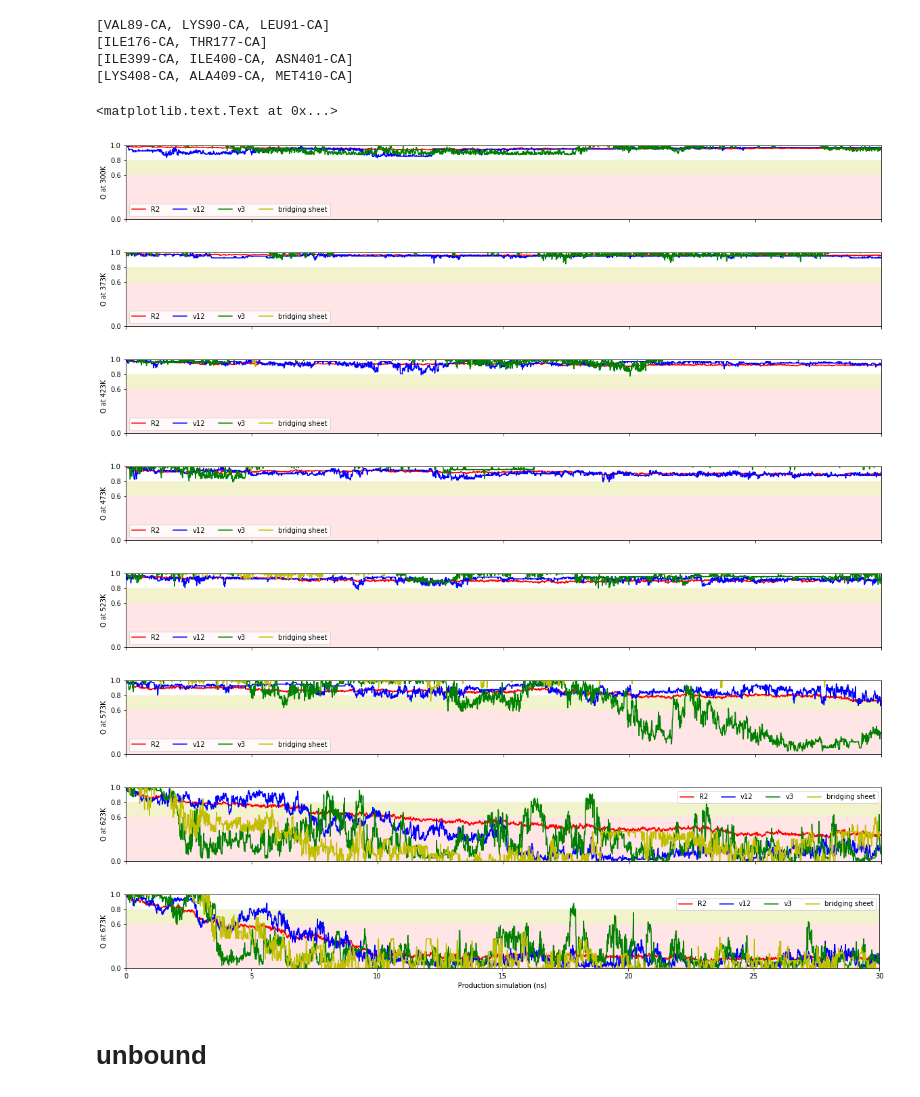
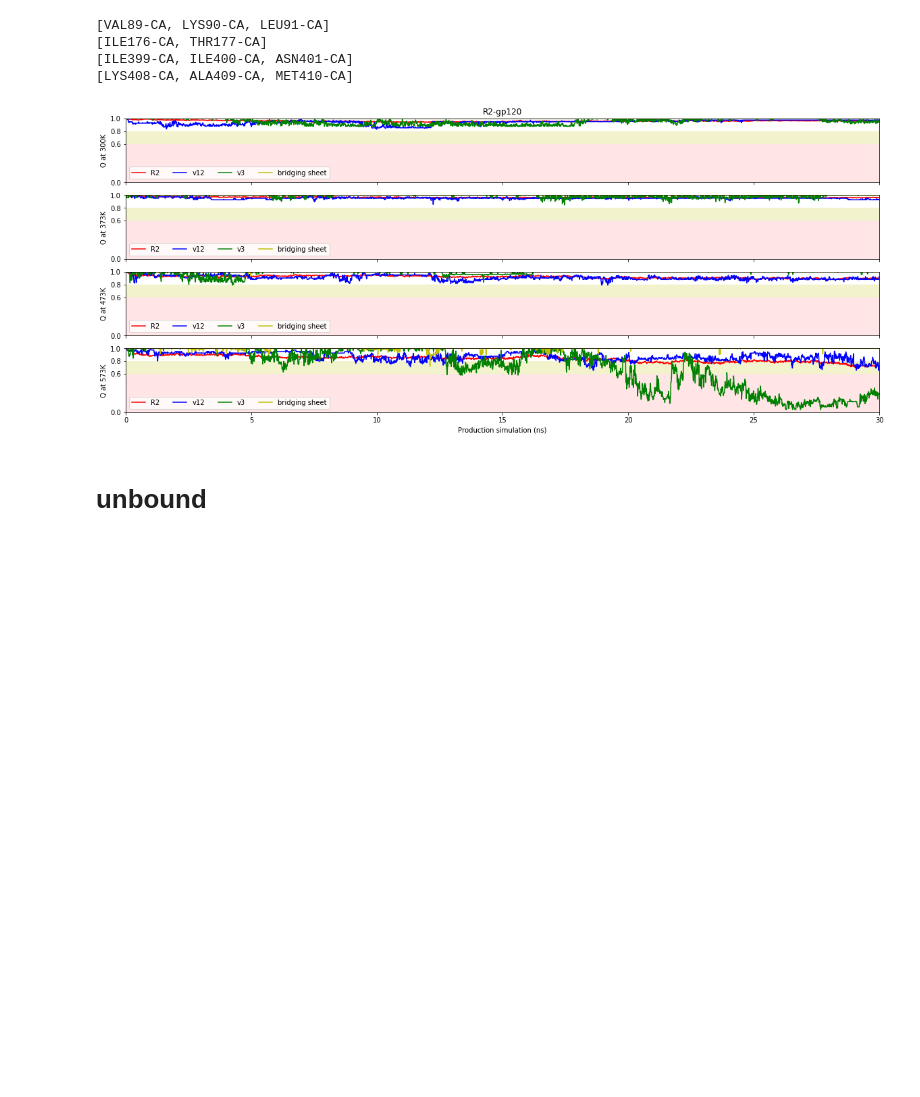
Before and after one commit to uitb/gp120_unfolding, a Jupyter notebook: scripts/q.ipynb, the cells around one changed output. Cells and saved outputs as stored; diff of their text form; code cells hidden in the pictures; blank space fills up the shorter version.

```diff
--- a/scripts/q.ipynb
+++ b/scripts/q.ipynb
@@ -38,6 +45,6 @@ def best_hummer_q(traj, native, index):
     q = np.mean(1.0 / (1 + np.exp(BETA_CONST * (r - LAMBDA_CONST * r0))), axis=1)
     return q
 # %%
-temps = ('300k','373k','423k','473k','523k','573k','623k','673k')
+temps = ('300k','373k','473k','573k')
 print len(temps)
 # %% [output]
@@ -101,12 +109,15 @@ for traj in h_unbound_trajs:
     q = best_hummer_q(traj, top_h_unbound, h_b)
     h_q_b = h_q_b.append(pd.Series(q), ignore_index=True)
 # %%
+figure(figsize=(20,8))
 for i,t in enumerate(temps):
-    figure(figsize=(20,2))
-    plot(h_q.iloc[i], 'r', label='H')
-    plot(h_q_v12.iloc[i], 'b', label='v12')
-    plot(h_q_v3.iloc[i], 'g', label='v3')
-    plot(h_q_b.iloc[i], 'y', label='bridging sheet')
+    subplot(4,1,i+1)
+    if i ==0:
+        title('H061.14-gp120')
+    plot(h_q.iloc[i*3], 'r', label='H')
+    plot(h_q_v12.iloc[i*3], 'b', label='v12')
+    plot(h_q_v3.iloc[i*3], 'g', label='v3')
+    plot(h_q_b.iloc[i*3], 'y', label='bridging sheet')
     fill_between(range(0,3000), 0.8, 0.6, facecolor='y', interpolate=True, alpha=0.2)
     fill_between(range(0,3000), 0.6, 0, facecolor='r', interpolate=True, alpha=0.1)
     xlim(0,3000)
@@ -114,7 +125,8 @@ for i,t in enumerate(temps):
     ylim(0,1.0)
     ylabel('Q at '+t[:-1]+'K')
     yticks([0.0,0.6,0.8,1.0])
-    legend(ncol=4)
+    legend(ncol=4,loc=3)
 xticks([0,500,1000,1500,2000,2500,3000],['0','5','10','15','20','25','30'])
 xlabel('Production simulation (ns)')
+savefig('../imgs/fig 4/H.png',dpi=480,bbox_inches="tight")
 # %% [output]
@@ -135,9 +139,10 @@ r2_unbound_trajs = []
 n = 0
 
 for t in temps:
-    traj = md.load_xtc('/home/gerry/heat/v3/pro_xtc_10_21/R2_unbound/R2_unbound_pro_'+t+'.xtc', top=top_r2_unbound)
-    n += traj.n_frames
-    r2_unbound_trajs.append(traj)
+    for i in ['','1','2']:
+        traj = md.load_xtc('pro_xtc_10_21/R2_unbound/R2_unbound_pro_'+t+'.xtc', top=top_r2_unbound)
+        n += traj.n_frames
+        r2_unbound_trajs.append(traj)
 
 print n
 # %% [output]
@@ -186,32 +191,28 @@ for traj in r2_unbound_trajs:
     q = best_hummer_q(traj, top_r2_unbound, r2_b)
     r2_q_b = r2_q_b.append(pd.Series(q), ignore_index=True)
 # %%
+figure(figsize=(20,8))
 for i,t in enumerate(temps):
-    figure(figsize=(20,2))
-    plot(r2_q.iloc[i], 'r', label='R2')
-    plot(r2_q_v12.iloc[i], 'b', label='v12')
-    plot(r2_q_v3.iloc[i], 'g', label='v3')
-    plot(r2_q_b.iloc[i], 'y', label='bridging sheet')
+    plt.subplot(4,1,i+1)
+    if i ==0:
+        title('R2-gp120')
+    plot(r2_q.iloc[i*3], 'r', label='R2')
+    plot(r2_q_v12.iloc[i*3], 'b', label='v12')
+    plot(r2_q_v3.iloc[i*3], 'g', label='v3')
+    plot(r2_q_b.iloc[i*3], 'y', label='bridging sheet')
     fill_between(range(0,3000), 0.8, 0.6, facecolor='y', interpolate=True, alpha=0.2)
     fill_between(range(0,3000), 0.6, 0, facecolor='r', interpolate=True, alpha=0.1)
     xlim(0,3000)
     xticks([0,500,1000,1500,2000,2500,3000],[])
     ylim(0,1.0)
     ylabel('Q at '+t[:-1]+'K')
     yticks([0.0,0.6,0.8,1.0])
-    legend(ncol=4)
+    legend(ncol=4,loc=3)
 xticks([0,500,1000,1500,2000,2500,3000],['0','5','10','15','20','25','30'])
 xlabel('Production simulation (ns)')
+savefig('../imgs/fig 4/R2.png',dpi=480,bbox_inches="tight")
 # %% [output]
-<matplotlib.text.Text at 0x...>
-[figure, old version]
+[figure, new version]
-[figure, removed]
-[figure, removed]
-[figure, removed]
-[figure, removed]
-[figure, removed]
-[figure, removed]
-[figure, removed]
 # %% [markdown]
 # unbound
 # %%
```
Also changed, not shown: parts of 8 cells of this notebook, 18 other files.
